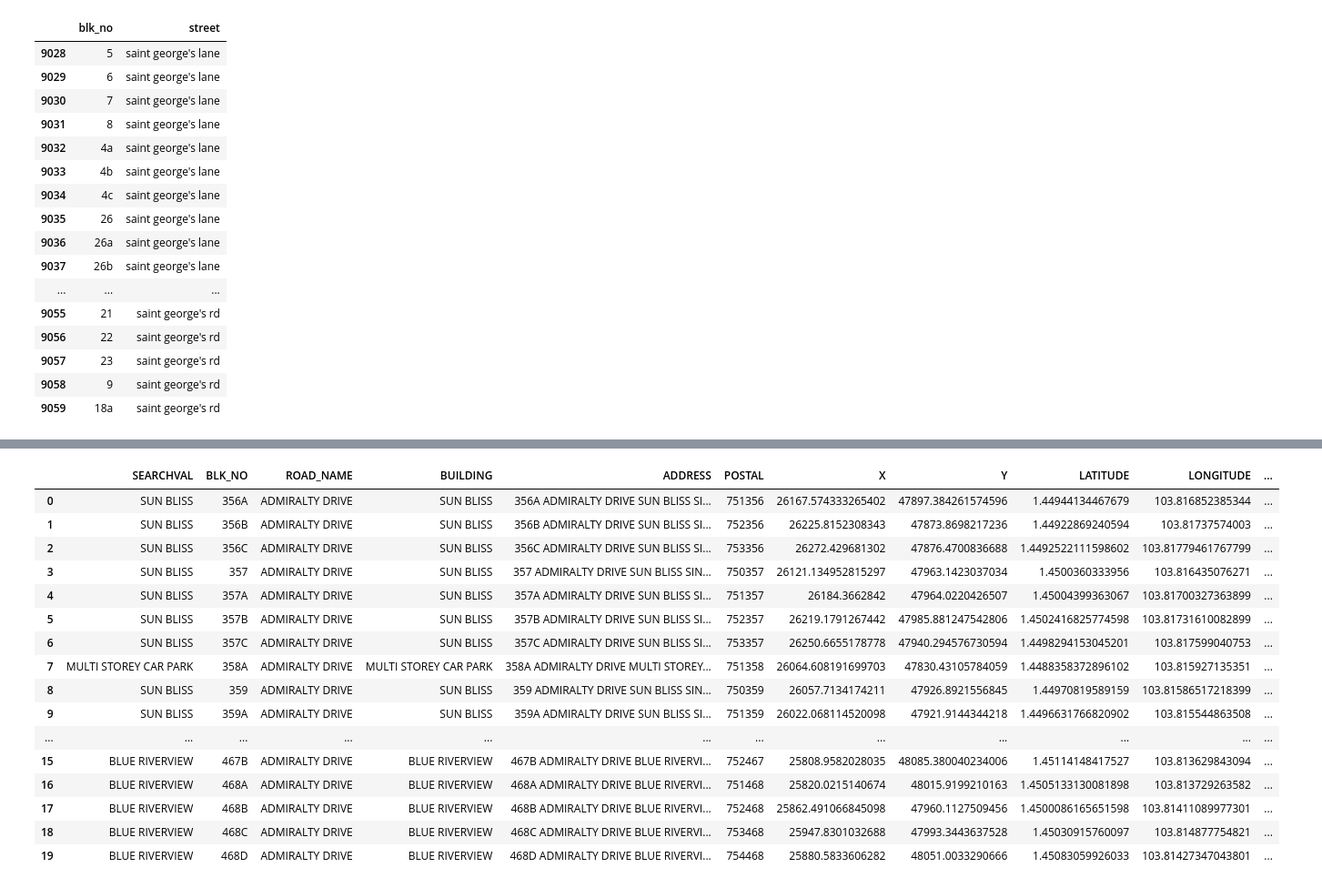
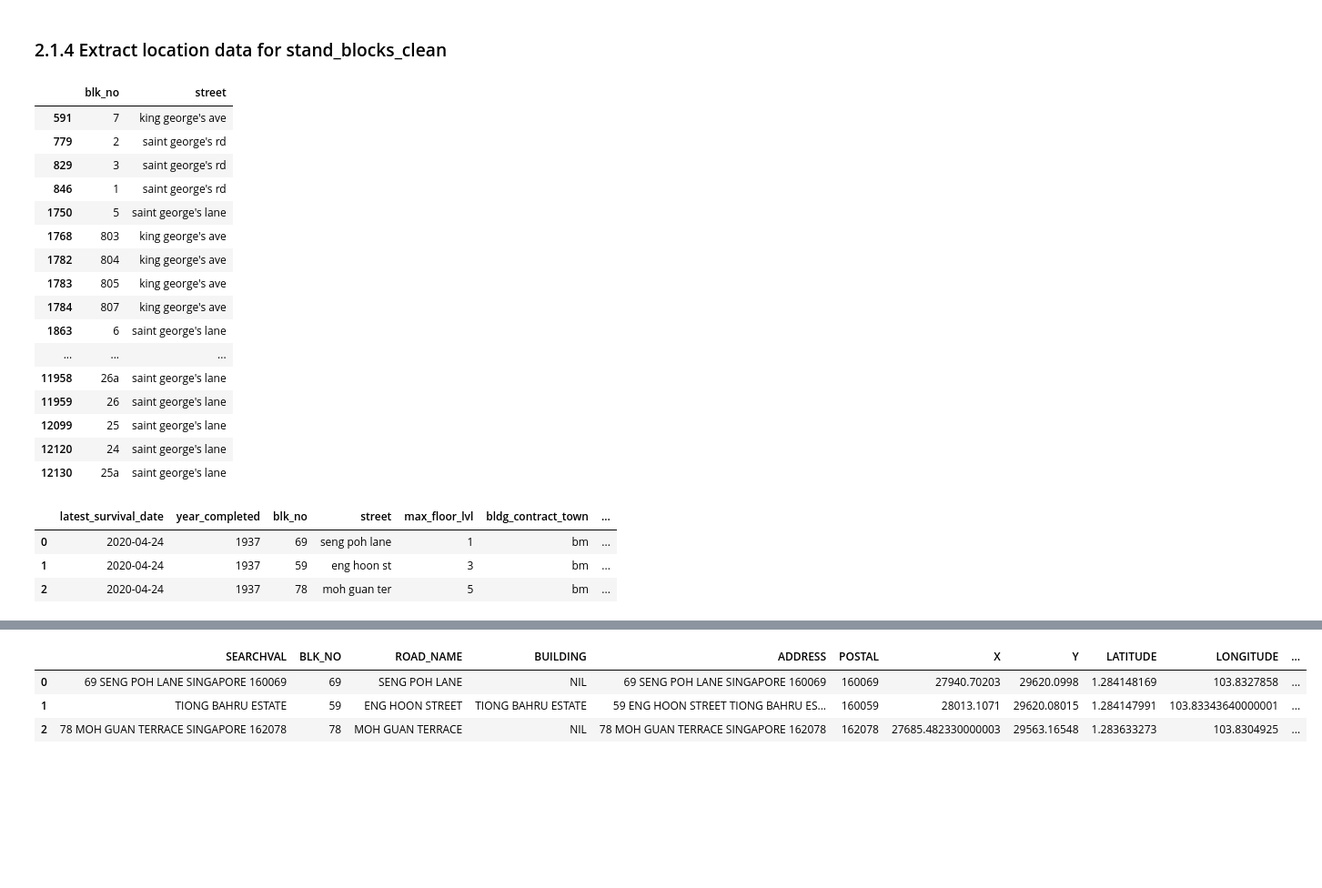
Before and after one commit to hesamuel/enbot, a Jupyter notebook: code/02_Scraping_OneMapSG.ipynb, the cells around one changed output, grey strips where cells are left out. Shown at 91% size. Drawn from its saved outputs; the diff is of its cells as text; code cells hidden in the pictures; blank space fills up the shorter version.

```diff
--- a/code/02_Scraping_OneMapSG.ipynb
+++ b/code/02_Scraping_OneMapSG.ipynb
@@ -34,2 +32,4 @@ demo_blocks_clean = pd.read_csv("../data/demo_blocks_clean.csv")
+# %%
+stand_blocks_clean = pd.read_csv("../data/stand_blocks_new_21April_5pm.csv")
 # %% [markdown]
 ---
@@ -89,17 +92,24 @@ def extract_address_data(ref_df):
     #FOR LOOP THROUGH EVERY ROW IN CHOSEN DATASET
     for row in range(ref_df.shape[0]):
         #CREATING QUERY STRINGS FOR THE API WRAPPER
-        query_string_detailed = str(ref_df.iloc[row]["blk_no"] + " "+ (ref_df.iloc[row]["street"]).upper())
-        query_string_street =  str((ref_df.iloc[row]["street"]).upper())
+        query_string_detailed = str(ref_df.iloc[row]["blk_no"] + " "+ (ref_df.iloc[row]["street"]).upper().split("/")[0])
+        query_string_street =  str((ref_df.iloc[row]["street"]).upper().split("/")[0])
 
         #THESE ARE EXCEPTIONS.
         #THAT IS: THESE STREETS DON'T EXIST ANYMORE
         #PLS TUNE THESE FOR EVERY DATASET
-        if query_string_street == "SILAT WALK":
+        if query_string_street == 'SILAT WALK ' :
             query_string_street = "SILAT AVE"
         if query_string_street == "NILE RD":
             query_string_street = "HAVELOCK VIEW"
-
+        if query_string_street == 'JLN MEMBINA BARAT ':
+            query_string_street = "JLN MEMBINA"
+        if query_string_street == 'FORFAR HOUSE':
+            query_string_street = "STRATHMORE AVE"
+        if query_string_street == 'TRONOH RD':
+            query_string_street = "BOON KENG RD"
+        if query_string_street == 'JLN PASAR BARU ':
+            query_string_street = "GEYLANG SERAI"
 
         #CONDITIONS IF SEARCH IS UNFUFILLED
         if Client.search(query_string_detailed)["results"]==[]:
@@ -202,33 +204,43 @@ demo_blocks_plus
+# %% [markdown]
+
+### 2.1.4 Extract location data for stand_blocks_clean
 # %%
 #WE RAN THE FUNCTION ONCE AND FOUND THAT OneMapSG DOES NOT ABBREVIATE "SAINT"
 #SO, WE ARE REPLACING "ST. GEORGE" WITH "SAINT GEORGE"
 stand_blocks_clean["street"].replace({"st\. george's": "saint george's"}, regex=True, inplace=True)
 # %%
 #CHECKING IF ALL IS WELL
-stand_blocks_clean[["blk_no","street"]][stand_blocks_clean["street"].str.contains("saint george's")]
+stand_blocks_clean[["blk_no","street"]][stand_blocks_clean["street"].str.contains("george")]
 # %% [output]
 |  | blk_no | street |
-| 9028 | 5 | saint george's lane |
-| 9029 | 6 | saint george's lane |
-| 9030 | 7 | saint george's lane |
-| 9031 | 8 | saint george's lane |
-| 9032 | 4a | saint george's lane |
-| 9033 | 4b | saint george's lane |
-| 9034 | 4c | saint george's lane |
-| 9035 | 26 | saint george's lane |
-| 9036 | 26a | saint george's lane |
-| 9037 | 26b | saint george's lane |
+| 591 | 7 | king george's ave |
+| 779 | 2 | saint george's rd |
+| 829 | 3 | saint george's rd |
+| 846 | 1 | saint george's rd |
+| 1750 | 5 | saint george's lane |
+| 1768 | 803 | king george's ave |
+| 1782 | 804 | king george's ave |
+| 1783 | 805 | king george's ave |
+| 1784 | 807 | king george's ave |
+| 1863 | 6 | saint george's lane |
 | ... | ... | ... |
-| 9055 | 21 | saint george's rd |
-| 9056 | 22 | saint george's rd |
-| 9057 | 23 | saint george's rd |
-| 9058 | 9 | saint george's rd |
-| 9059 | 18a | saint george's rd |
+| 11958 | 26a | saint george's lane |
+| 11959 | 26 | saint george's lane |
+| 12099 | 25 | saint george's lane |
+| 12120 | 24 | saint george's lane |
+| 12130 | 25a | saint george's lane |
+# %%
+stand_blocks_clean.head(3)
+# %% [output]
+|  | latest_survival_date | year_completed | blk_no | street | max_floor_lvl | bldg_contract_town | ... |
+| 0 | 2020-04-24 | 1937 | 69 | seng poh lane | 1 | bm | ... |
+| 1 | 2020-04-24 | 1937 | 59 | eng hoon st | 3 | bm | ... |
+| 2 | 2020-04-24 | 1937 | 78 | moh guan ter | 5 | bm | ... |
 # %%
 #CALLING THE FUNCTION ON stand_blocks_clean
 stand_locations = extract_address_data(ref_df=stand_blocks_clean)
 %time
-stand_locations.head(20)
+stand_locations.head(3)
 # %% [output]
 Location not found:[]
 
@@ -241,17 +253,4 @@ Wall time: 4.77 µs
 |  | SEARCHVAL | BLK_NO | ROAD_NAME | BUILDING | ADDRESS | POSTAL | X | Y | LATITUDE | LONGITUDE | ... |
-| 0 | SUN BLISS | 356A | ADMIRALTY DRIVE | SUN BLISS | 356A ADMIRALTY DRIVE SUN BLISS SI... | 751356 | 26167.574333265402 | 47897.384261574596 | 1.44944134467679 | 103.816852385344 | ... |
-| 1 | SUN BLISS | 356B | ADMIRALTY DRIVE | SUN BLISS | 356B ADMIRALTY DRIVE SUN BLISS SI... | 752356 | 26225.8152308343 | 47873.8698217236 | 1.44922869240594 | 103.81737574003 | ... |
-| 2 | SUN BLISS | 356C | ADMIRALTY DRIVE | SUN BLISS | 356C ADMIRALTY DRIVE SUN BLISS SI... | 753356 | 26272.429681302 | 47876.4700836688 | 1.4492522111598602 | 103.81779461767799 | ... |
-| 3 | SUN BLISS | 357 | ADMIRALTY DRIVE | SUN BLISS | 357 ADMIRALTY DRIVE SUN BLISS SIN... | 750357 | 26121.134952815297 | 47963.1423037034 | 1.4500360333956 | 103.816435076271 | ... |
-| 4 | SUN BLISS | 357A | ADMIRALTY DRIVE | SUN BLISS | 357A ADMIRALTY DRIVE SUN BLISS SI... | 751357 | 26184.3662842 | 47964.0220426507 | 1.45004399363067 | 103.81700327363899 | ... |
-| 5 | SUN BLISS | 357B | ADMIRALTY DRIVE | SUN BLISS | 357B ADMIRALTY DRIVE SUN BLISS SI... | 752357 | 26219.1791267442 | 47985.881247542806 | 1.4502416825774598 | 103.81731610082899 | ... |
-| 6 | SUN BLISS | 357C | ADMIRALTY DRIVE | SUN BLISS | 357C ADMIRALTY DRIVE SUN BLISS SI... | 753357 | 26250.6655178778 | 47940.294576730594 | 1.4498294153045201 | 103.817599040753 | ... |
-| 7 | MULTI STOREY CAR PARK | 358A | ADMIRALTY DRIVE | MULTI STOREY CAR PARK | 358A ADMIRALTY DRIVE MULTI STOREY... | 751358 | 26064.608191699703 | 47830.43105784059 | 1.4488358372896102 | 103.815927135351 | ... |
-| 8 | SUN BLISS | 359 | ADMIRALTY DRIVE | SUN BLISS | 359 ADMIRALTY DRIVE SUN BLISS SIN... | 750359 | 26057.7134174211 | 47926.8921556845 | 1.44970819589159 | 103.81586517218399 | ... |
-| 9 | SUN BLISS | 359A | ADMIRALTY DRIVE | SUN BLISS | 359A ADMIRALTY DRIVE SUN BLISS SI... | 751359 | 26022.068114520098 | 47921.9144344218 | 1.4496631766820902 | 103.815544863508 | ... |
-| ... | ... | ... | ... | ... | ... | ... | ... | ... | ... | ... | ... |
-| 15 | BLUE RIVERVIEW | 467B | ADMIRALTY DRIVE | BLUE RIVERVIEW | 467B ADMIRALTY DRIVE BLUE RIVERVI... | 752467 | 25808.9582028035 | 48085.380040234006 | 1.45114148417527 | 103.813629843094 | ... |
-| 16 | BLUE RIVERVIEW | 468A | ADMIRALTY DRIVE | BLUE RIVERVIEW | 468A ADMIRALTY DRIVE BLUE RIVERVI... | 751468 | 25820.0215140674 | 48015.9199210163 | 1.4505133130081898 | 103.813729263582 | ... |
-| 17 | BLUE RIVERVIEW | 468B | ADMIRALTY DRIVE | BLUE RIVERVIEW | 468B ADMIRALTY DRIVE BLUE RIVERVI... | 752468 | 25862.491066845098 | 47960.1127509456 | 1.4500086165651598 | 103.81411089977301 | ... |
-| 18 | BLUE RIVERVIEW | 468C | ADMIRALTY DRIVE | BLUE RIVERVIEW | 468C ADMIRALTY DRIVE BLUE RIVERVI... | 753468 | 25947.8301032688 | 47993.3443637528 | 1.45030915760097 | 103.814877754821 | ... |
-| 19 | BLUE RIVERVIEW | 468D | ADMIRALTY DRIVE | BLUE RIVERVIEW | 468D ADMIRALTY DRIVE BLUE RIVERVI... | 754468 | 25880.5833606282 | 48051.0033290666 | 1.45083059926033 | 103.81427347043801 | ... |
+| 0 | 69 SENG POH LANE SINGAPORE 160069 | 69 | SENG POH LANE | NIL | 69 SENG POH LANE SINGAPORE 160069 | 160069 | 27940.70203 | 29620.0998 | 1.284148169 | 103.8327858 | ... |
+| 1 | TIONG BAHRU ESTATE | 59 | ENG HOON STREET | TIONG BAHRU ESTATE | 59 ENG HOON STREET TIONG BAHRU ES... | 160059 | 28013.1071 | 29620.08015 | 1.284147991 | 103.83343640000001 | ... |
+| 2 | 78 MOH GUAN TERRACE SINGAPORE 162078 | 78 | MOH GUAN TERRACE | NIL | 78 MOH GUAN TERRACE SINGAPORE 162078 | 162078 | 27685.482330000003 | 29563.16548 | 1.283633273 | 103.8304925 | ... |
```
Also changed, not shown: parts of 21 cells of this notebook, 44 other files.
